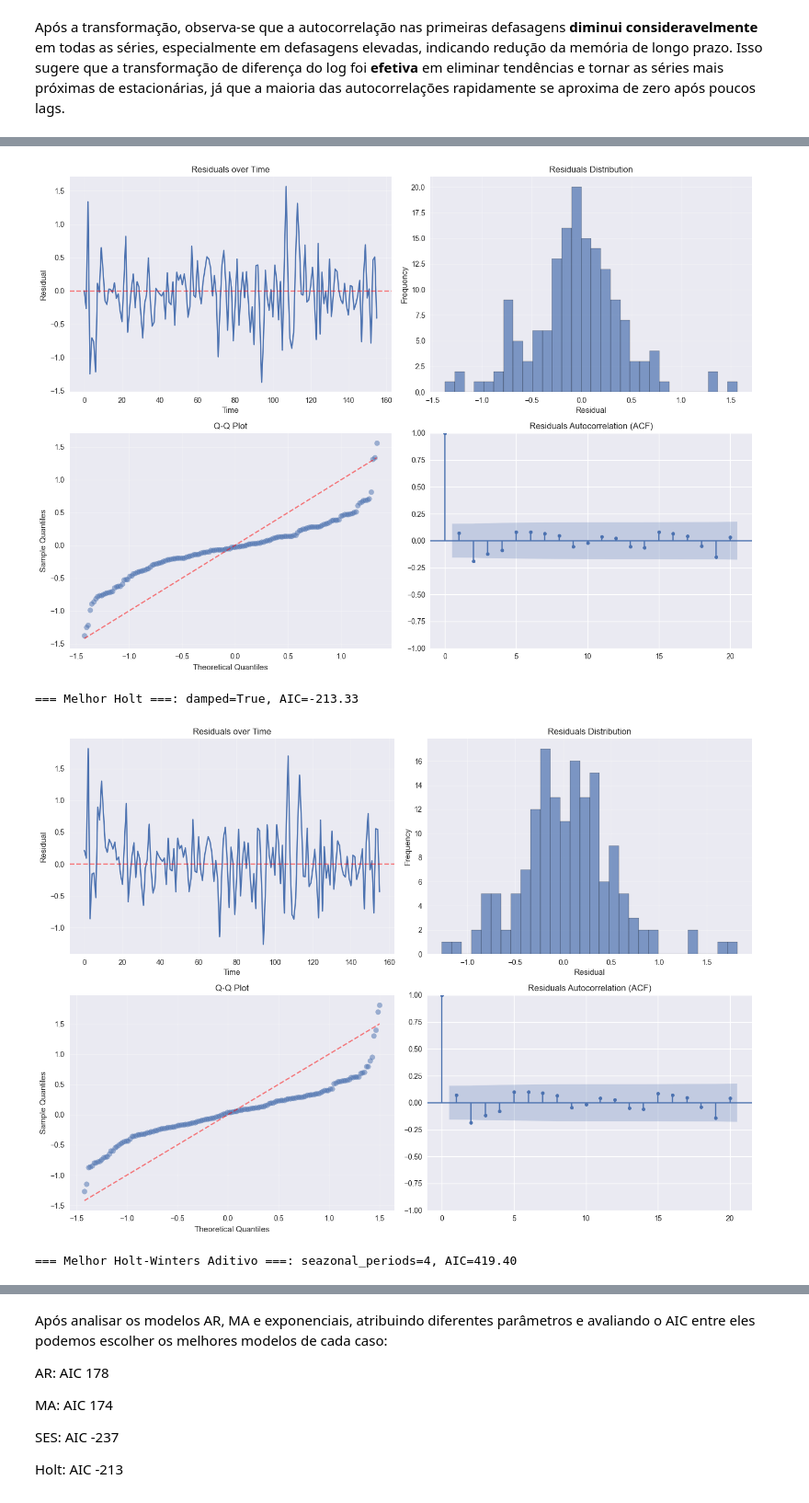
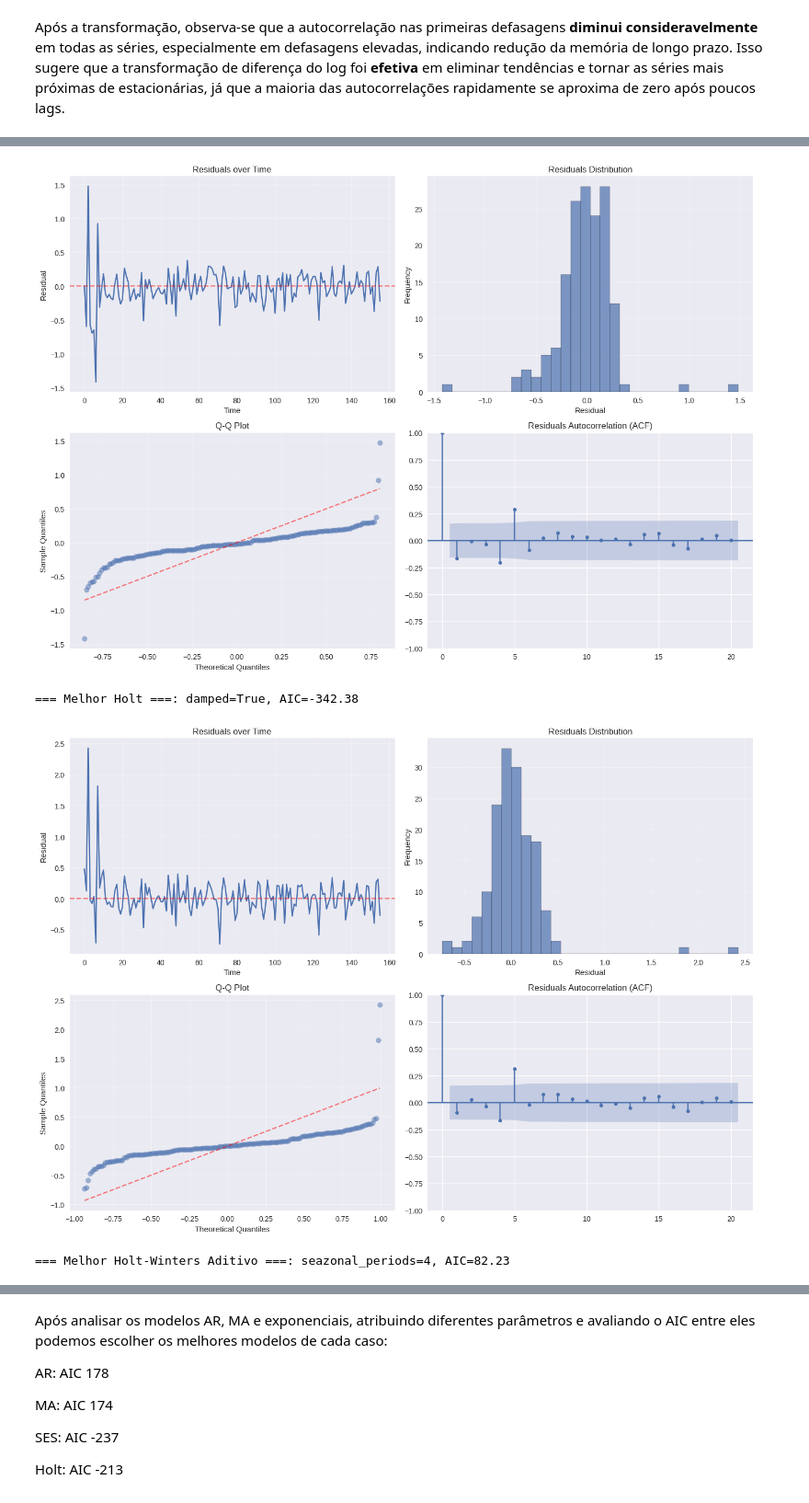
Before and after one commit to AlessandraBello/series_temp_a2, a Jupyter notebook: main.ipynb, the cells around one changed output, grey strips where cells are left out. Shown at 92% size. Saved outputs shown, nothing was run; the diff lists cells and outputs as text; code cells hidden in the pictures.

Commit message:
feat : exog variables and y=volume

```diff
--- a/main.ipynb
+++ b/main.ipynb
@@ -409,6 +412,8 @@ y_train, y_test = train_test_split(y, test_size=12)
 # %%
 viz = TimeSeriesVisualizer(figsize=(12, 5))
 seasonal_list = [4, 13, 26, 52]
+
+y = loader.get_series("volume")
 
 best_ar = select_ar_model(y, 5)
 print(f"\n=== Melhor AR ===: lags={best_ar.lags}, AIC={best_ar.get_params().get('aic'):.2f}")
@@ -442,4 +447,4 @@ viz.plot_residuals(best_hw_mul.residuals)
-[figure, old version]
+[figure, new version]
-=== Melhor Holt ===: damped=True, AIC=-213.33
+=== Melhor Holt ===: damped=True, AIC=-342.38
-[figure, old version]
+[figure, new version]
-=== Melhor Holt-Winters Aditivo ===: seazonal_periods=4, AIC=419.40
+=== Melhor Holt-Winters Aditivo ===: seazonal_periods=4, AIC=82.23
```
Also changed, not shown: parts of 5 cells of this notebook.
